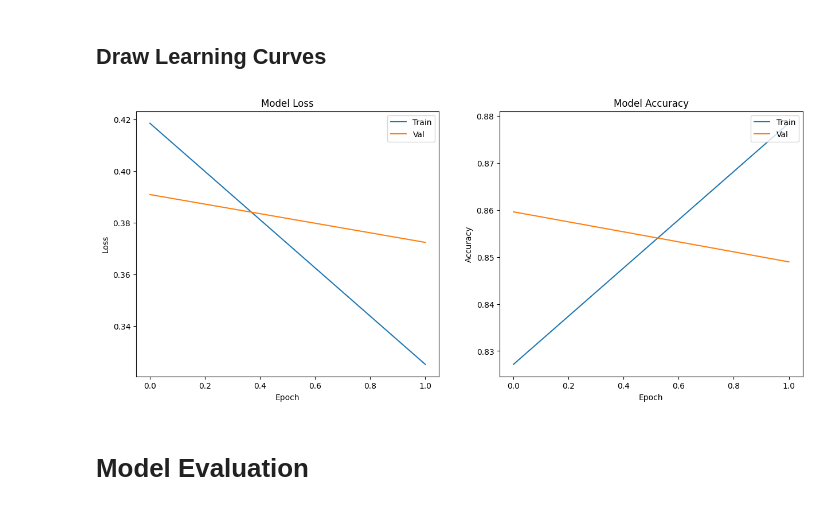
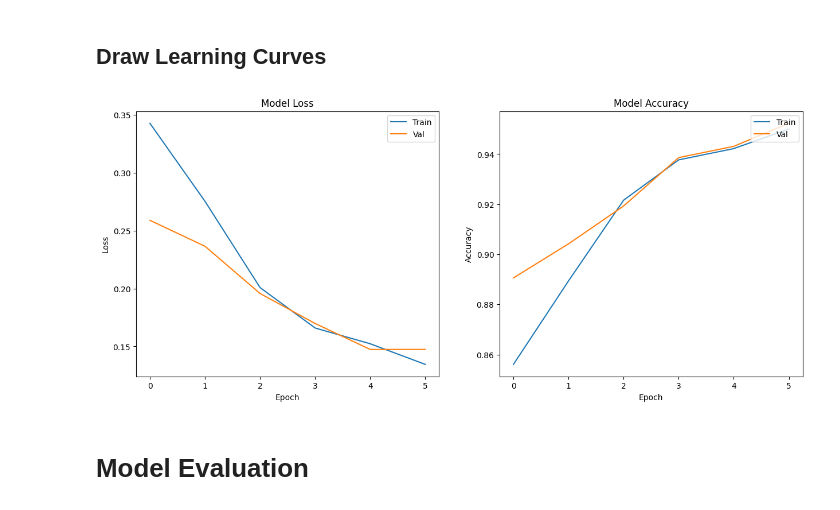
Before and after one commit to jeraimondi/aai-capstone-ai-content-detector, a Jupyter notebook: notebooks/Pretrained_Model.ipynb, the cells around one changed output. Saved outputs shown, nothing was run; the diff lists cells and outputs as text; code cells hidden in the pictures.

```diff
--- a/notebooks/Pretrained_Model.ipynb
+++ b/notebooks/Pretrained_Model.ipynb
@@ -597,37 +602,44 @@ Epoch 2/2 Results --- train_loss: 0.3251 --- train_acc: 0.8785 --- val_loss: 0.3
 # %% [markdown]
 ## Draw Learning Curves
 # %%
+# define losses/accuracies from previous training
+# these were not saved, only provided as output during training
+train_loss = [0.3427, 0.2753, 0.2008, 0.1659, 0.1523, 0.1345]
+val_loss = [0.2589, 0.2365, 0.1957, 0.1698, 0.1474, 0.1474]
+train_acc = [0.8561, 0.8894, 0.9216, 0.9377, 0.9422, 0.9500]
+val_acc = [0.8906, 0.9042, 0.9193, 0.9386, 0.9431, 0.9523]
+
 # define function to draw learning curves
 def learning_curves(train_loss, val_loss, train_acc, val_acc):
 
     # create subplots
     plt.subplots(1, 2, figsize=(15, 6))
 
     # plot model loss
     plt.subplot(1, 2, 1)
     plt.plot(train_loss)
     plt.plot(val_loss)
     plt.title('Model Loss')
     plt.ylabel('Loss')
     plt.xlabel('Epoch')
     plt.legend(['Train', 'Val'], loc='upper right')
 
     # plot model accuracy
     plt.subplot(1, 2, 2)
     plt.plot(train_acc)
     plt.plot(val_acc)
     plt.title('Model Accuracy')
     plt.ylabel('Accuracy')
     plt.xlabel('Epoch')
     plt.legend(['Train', 'Val'], loc='upper right')
 
     # show plot
     plt.show()
 
 # call function to draw learning curves
-learning_curves(train_losses, val_losses, train_accuracies, val_accuracies)
+learning_curves(train_loss, val_loss, train_acc, val_acc)
 # %% [output]
-[figure, old version]
+[figure, new version]
 # %% [markdown]
 # Model Evaluation
 # %% [markdown]
```
Also changed, not shown: parts of 16 cells of this notebook.
